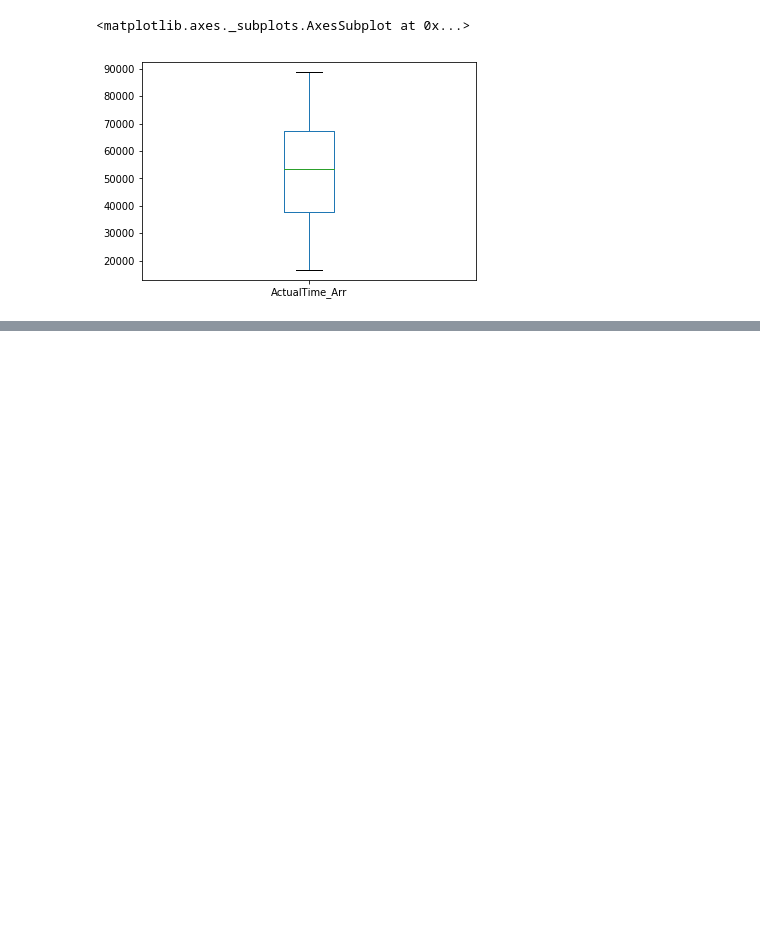
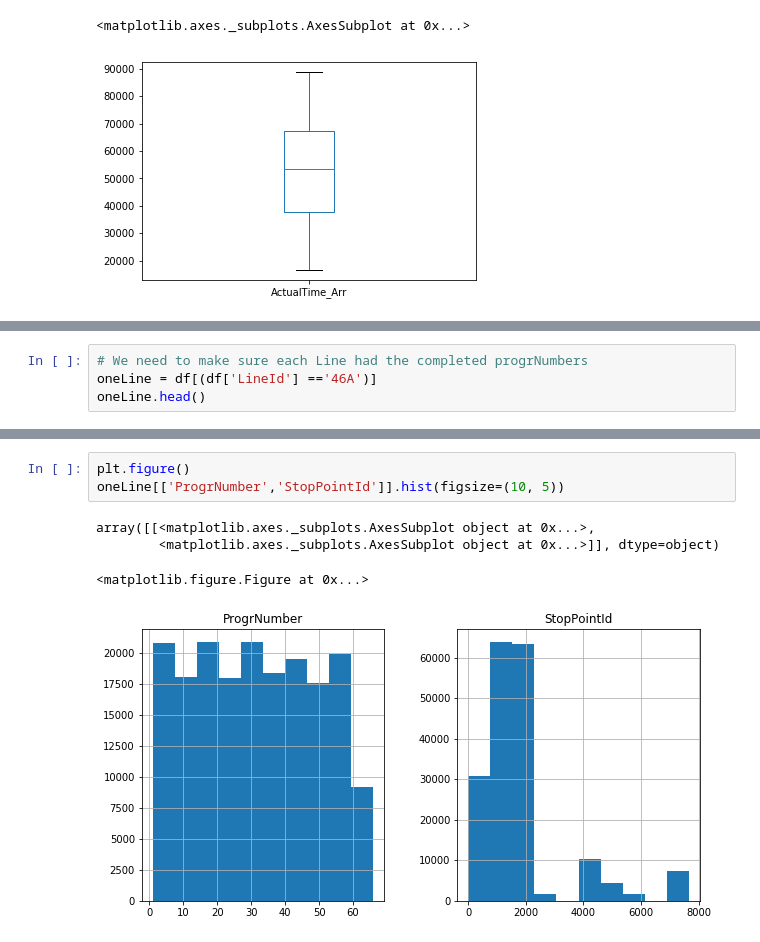
Before and after one commit to shanebird92/MSDP, a Jupyter notebook: backup/peng/scripts/UnderstandData.ipynb, the cells around one changed output, grey strips where cells are left out. Saved outputs shown, nothing was run; the diff lists cells and outputs as text; blank space fills up the shorter version.

```diff
--- a/backup/peng/scripts/UnderstandData.ipynb
+++ b/backup/peng/scripts/UnderstandData.ipynb
@@ -185,0 +205,4 @@ MemoryError:
+# %%
+# We need to make sure each Line had the completed progrNumbers
+oneLine = df[(df['LineId'] =='46A')]
+oneLine.head()
@@ -185,0 +216,8 @@ MemoryError:
+# %%
+plt.figure()
+oneLine[['ProgrNumber','StopPointId']].hist(figsize=(10, 5))
+# %% [output]
+array([[<matplotlib.axes._subplots.AxesSubplot object at 0x...>,
+        <matplotlib.axes._subplots.AxesSubplot object at 0x...>]], dtype=object)
+<matplotlib.figure.Figure at 0x...>
+[figure, added]
```
Also changed, not shown: parts of 43 cells of this notebook.
